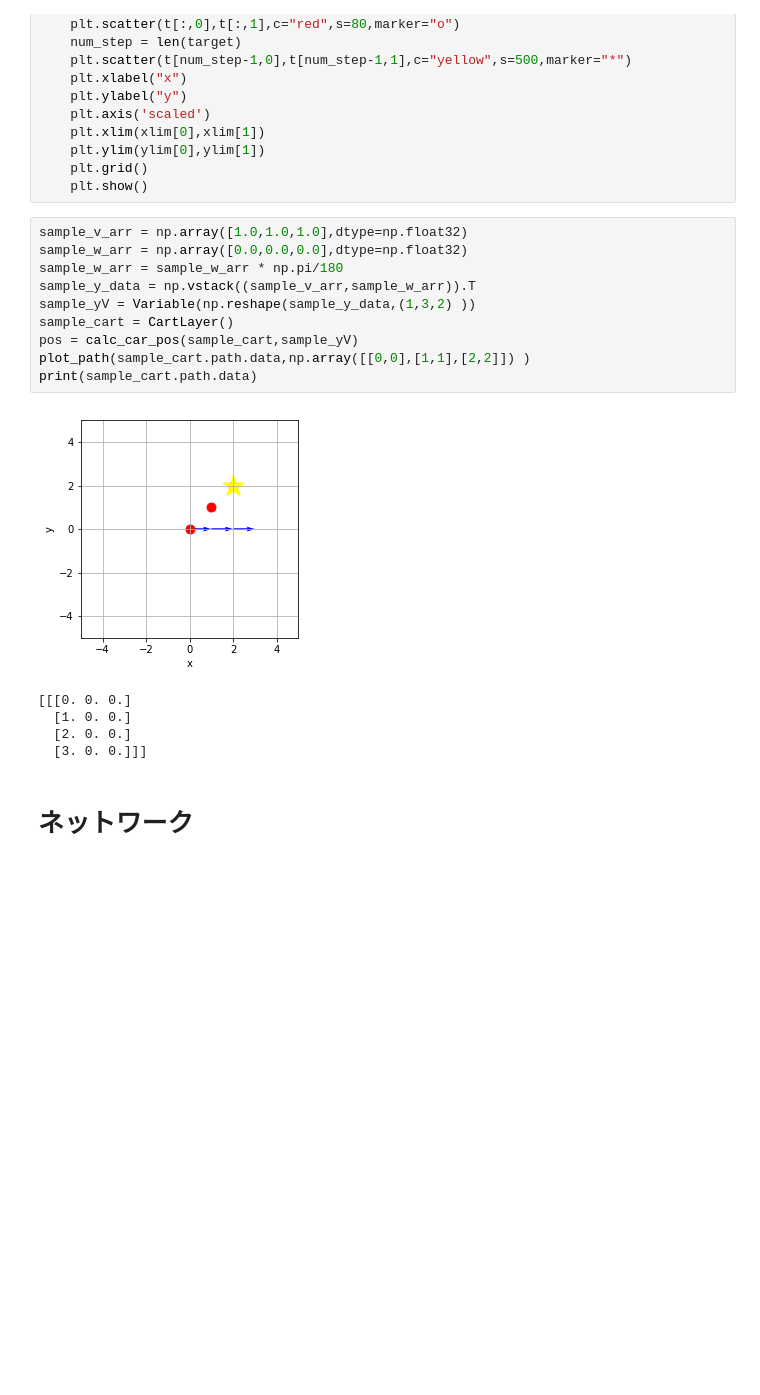
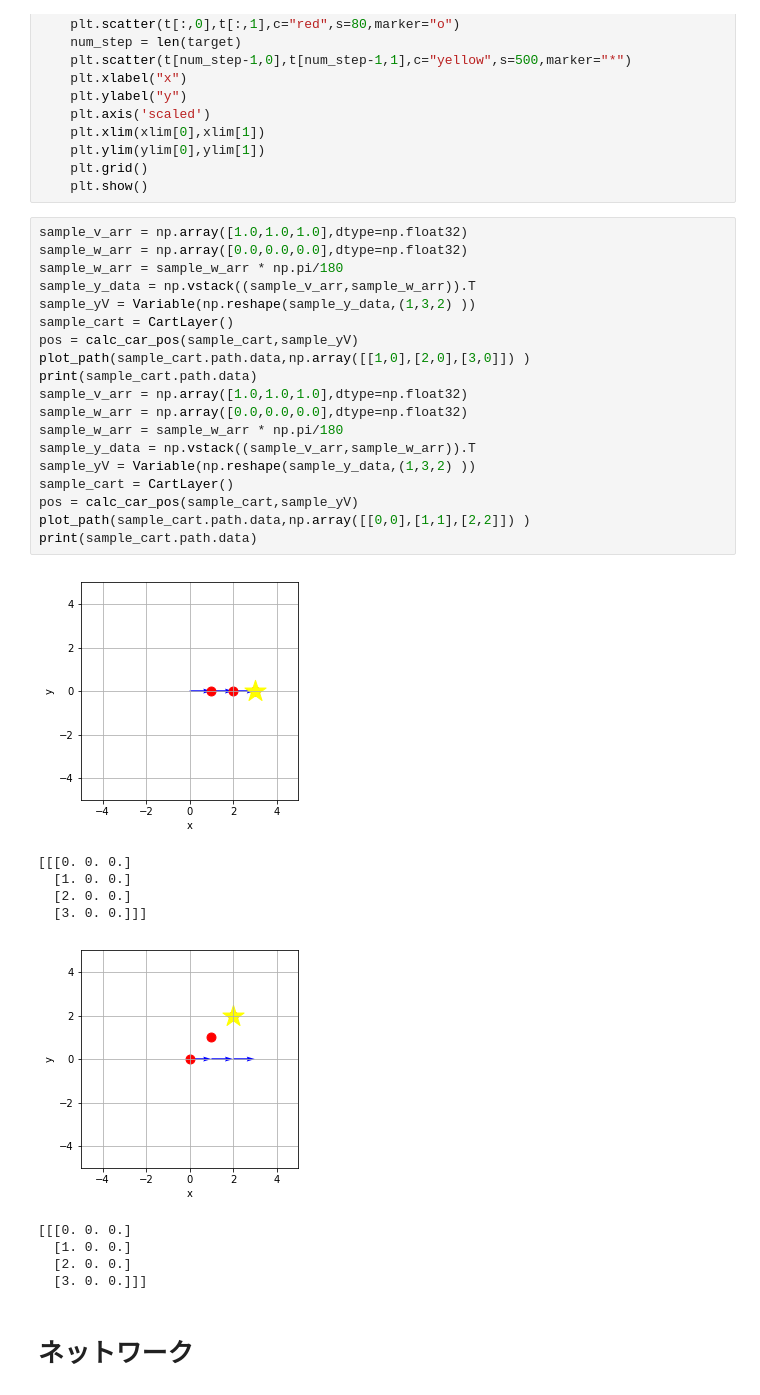
Before and after one commit to yotaseki/ParameterLearning, a Jupyter notebook: MovingCar.ipynb, the cells around one changed output. Drawn from its saved outputs; the diff is of its cells as text; blank space fills up the shorter version.

Commit message:
track curve path

```diff
--- a/MovingCar.ipynb
+++ b/MovingCar.ipynb
@@ -73,21 +73,35 @@ def plot_path(cart_path,target,xlim=[-5,5],ylim=[-5,5]):
     plt.grid()
     plt.show()
 # %%
+sample_v_arr = np.array([1.0,1.0,1.0],dtype=np.float32)
+sample_w_arr = np.array([0.0,0.0,0.0],dtype=np.float32)
+sample_w_arr = sample_w_arr * np.pi/180
+sample_y_data = np.vstack((sample_v_arr,sample_w_arr)).T
+sample_yV = Variable(np.reshape(sample_y_data,(1,3,2) ))
+sample_cart = CartLayer()
+pos = calc_car_pos(sample_cart,sample_yV)
+plot_path(sample_cart.path.data,np.array([[1,0],[2,0],[3,0]]) )
+print(sample_cart.path.data)
 sample_v_arr = np.array([1.0,1.0,1.0],dtype=np.float32)
 sample_w_arr = np.array([0.0,0.0,0.0],dtype=np.float32)
 sample_w_arr = sample_w_arr * np.pi/180
 sample_y_data = np.vstack((sample_v_arr,sample_w_arr)).T
 sample_yV = Variable(np.reshape(sample_y_data,(1,3,2) ))
 sample_cart = CartLayer()
 pos = calc_car_pos(sample_cart,sample_yV)
 plot_path(sample_cart.path.data,np.array([[0,0],[1,1],[2,2]]) )
 print(sample_cart.path.data)
 # %% [output]
-[figure, old version]
+[figure, new version]
 [[[0. 0. 0.]
   [1. 0. 0.]
   [2. 0. 0.]
   [3. 0. 0.]]]
+[figure, added]
+[[[0. 0. 0.]
+  [1. 0. 0.]
+  [2. 0. 0.]
+  [3. 0. 0.]]]
 # %% [markdown]
 # ネットワーク
 # %%
```
Also changed, not shown: parts of 7 cells of this notebook.
